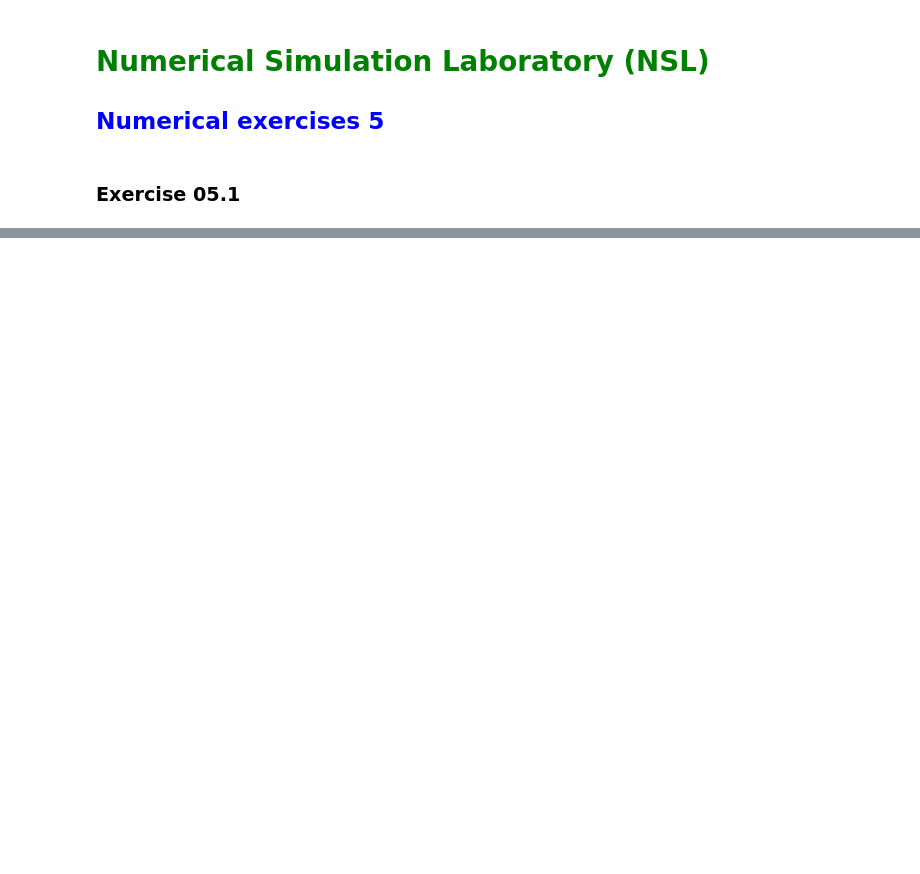
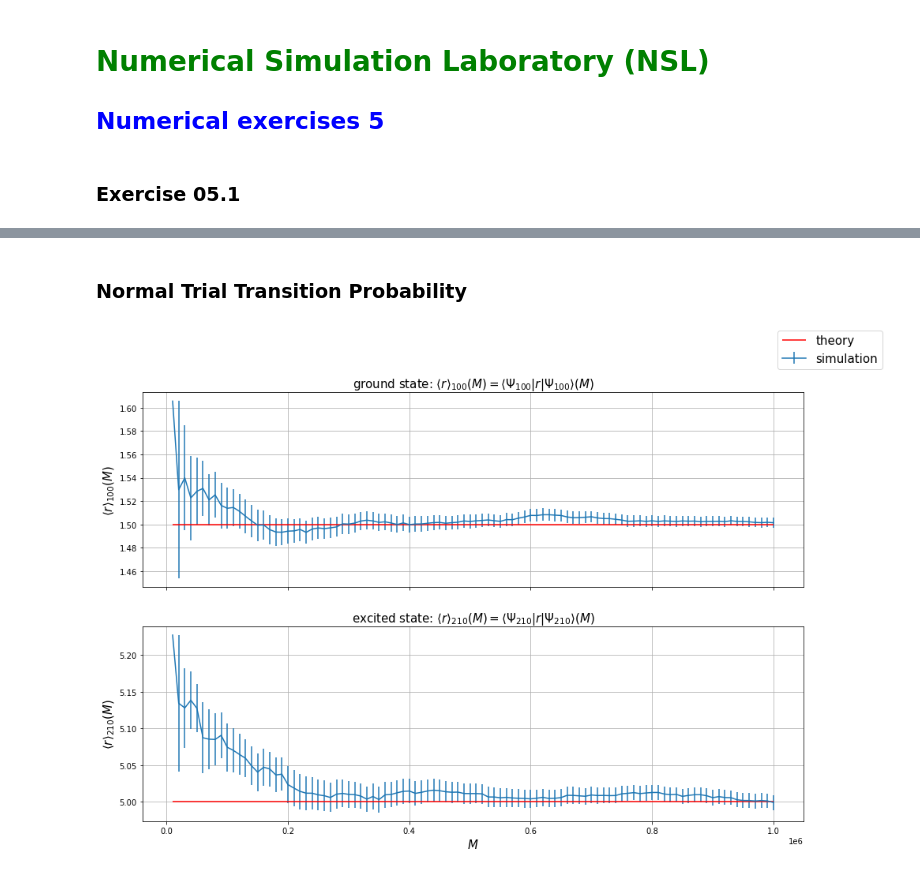
Before and after one commit to lukas-hermans/LSN_exercises, a Jupyter notebook: ex5/LSN_Exercises_05.ipynb, the cells around one changed output, grey strips where cells are left out. Drawn from its saved outputs; the diff is of its cells as text; code cells hidden in the pictures; blank space fills up the shorter version.

```diff
--- a/ex5/LSN_Exercises_05.ipynb
+++ b/ex5/LSN_Exercises_05.ipynb
@@ -15,0 +22,30 @@ print(np.mean(r_mean))
+# %% [markdown]
+### Normal Trial Transition Probability
+# %%
+import numpy as np
+import matplotlib.pyplot as plt
+
+fig, ax = plt.subplots(2, 1, figsize=(15,10), sharex=True)
+
+# plot for uni_100
+M, r_mean, r_error  = np.loadtxt("data/uni_100.txt", skiprows=1, unpack=True, delimiter=',')
+ax[0].errorbar(M, r_mean, r_error, label="simulation")
+ax[0].hlines(1.5, min(M), max(M), color='r', label="theory")
+ax[0].set_ylabel(r"$\langle r \rangle_{100} (M)$", size=15)
+ax[0].set_title(r"ground state: $\langle r \rangle_{100} (M) = \langle \Psi_{100} |r| \Psi_{100} \rangle(M)$", size=15)
+ax[0].grid()
+
+# plot for uni_100
+M, r_mean, r_error  = np.loadtxt("data/uni_210.txt", skiprows=1, unpack=True, delimiter=',')
+ax[1].errorbar(M, r_mean, r_error)
+ax[1].hlines(5, min(M), max(M), color='r')
+ax[1].set_ylabel(r"$\langle r \rangle_{210} (M)$", size=15)
+ax[1].set_title(r"excited state: $\langle r \rangle_{210} (M) = \langle \Psi_{210} |r| \Psi_{210} \rangle(M)$", size=15)
+ax[1].grid()
+
+fig.legend(fontsize=15)
+plt.xlabel(r"$M$", size=15)
+
+plt.show()
+# %% [output]
+[figure, added]
```
Also changed, not shown: parts of 5 cells of this notebook, 19 other files.
